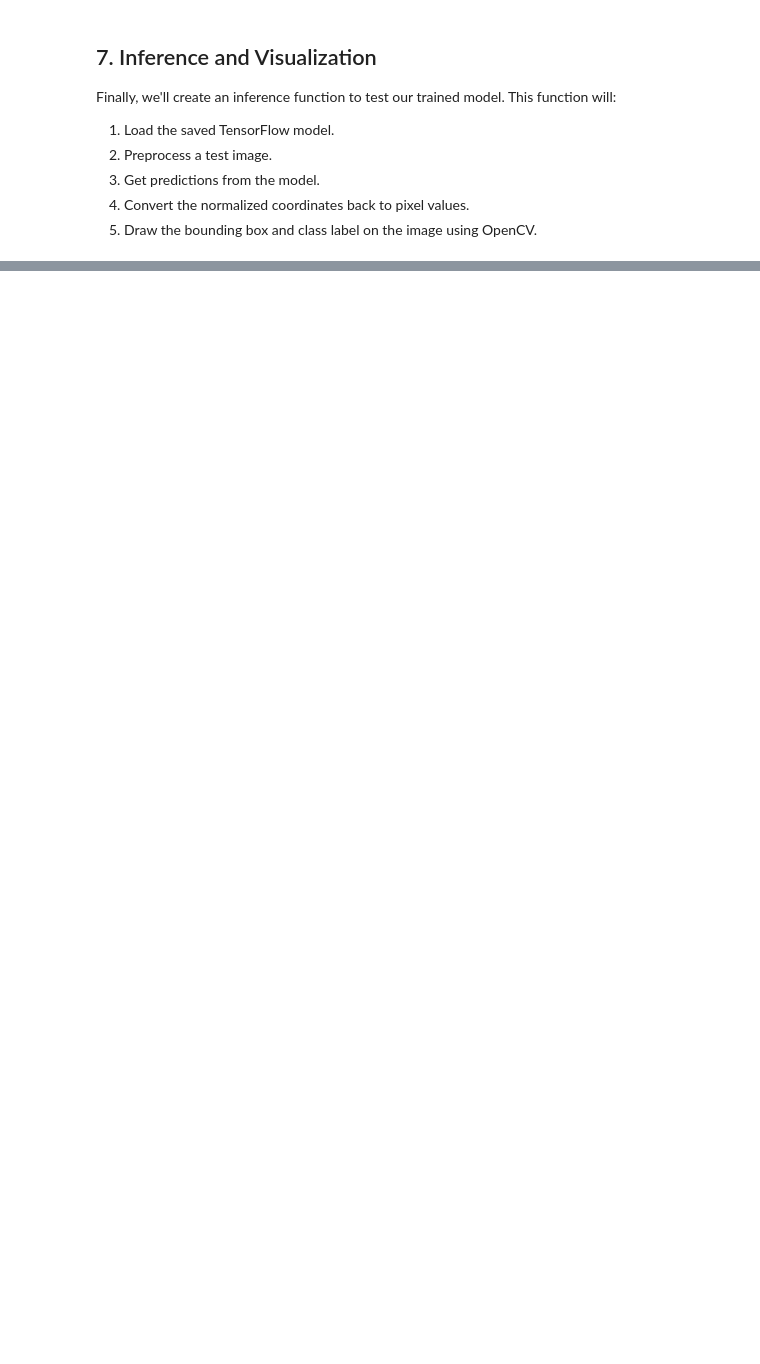
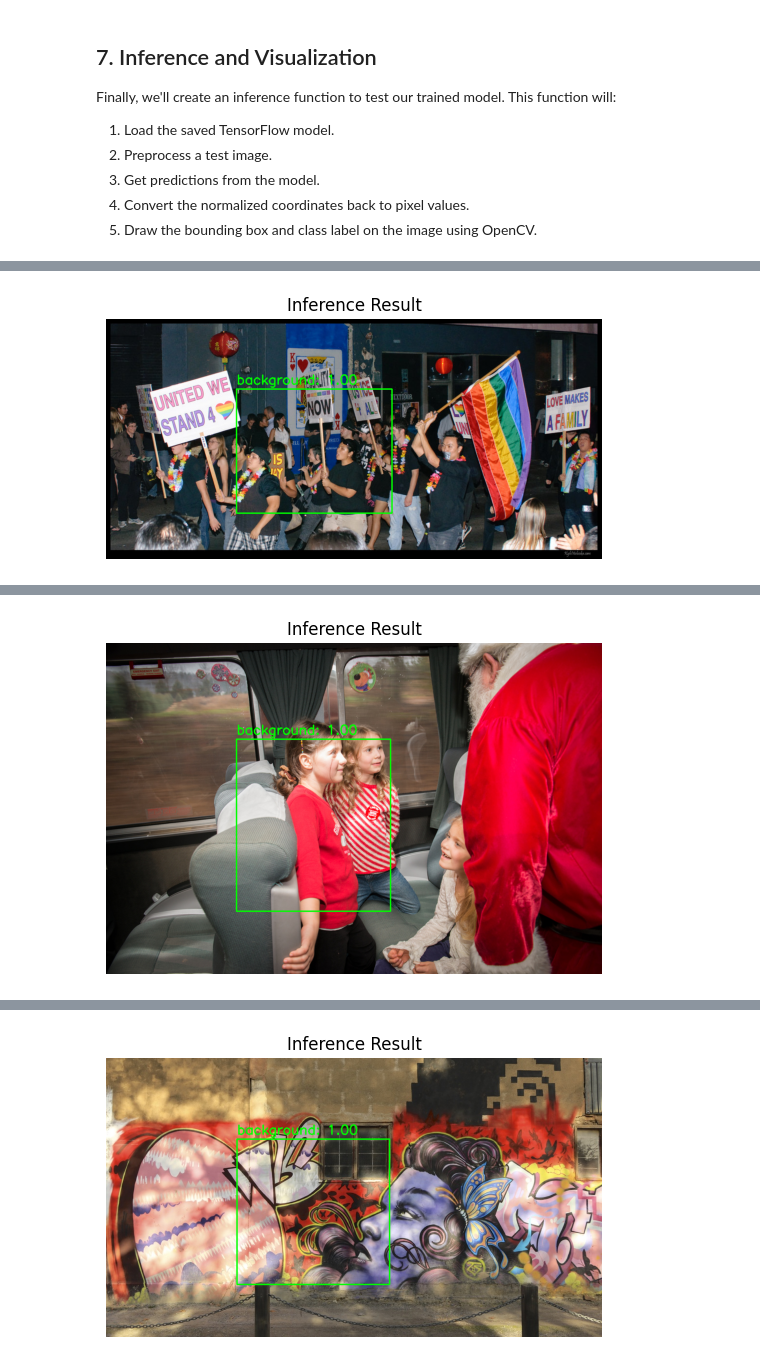
Before and after one commit to dheepakshakthi/CNN_Model, a Jupyter notebook: tf_CNN2.ipynb, the cells around one changed output, grey strips where cells are left out. Drawn from its saved outputs; the diff is of its cells as text; code cells hidden in the pictures; blank space fills up the shorter version.

Commit message:
detection

```diff
--- a/tf_CNN2.ipynb
+++ b/tf_CNN2.ipynb
@@ -24,11 +22,11 @@ TRAIN_LABEL_DIR = 'archive/labels/train/'
 VAL_IMAGE_DIR = 'archive/images/val/'
 VAL_LABEL_DIR = 'archive/labels/val/'
 
-# Model and image parameters
-IMG_SIZE = 512
-BATCH_SIZE = 6
-NUM_CLASSES = 10 # IMPORTANT: Change this to the number of classes in your dataset
-EPOCHS = 25
+# Model and image parameters - Optimized for limited GPU memory
+IMG_SIZE = 256  # Reduced from 512 to save memory
+BATCH_SIZE = 1  # Keep at 1 for now
+NUM_CLASSES = 2 # IMPORTANT: Change this to the number of classes in your dataset
+EPOCHS = 5
 # %% [markdown]
 ## 3. Data Loading and Preprocessing
 This function will parse the image and label directories to create a dataset. It reads the YOLO-style `.txt` files to get the bounding box coordinates and class labels. We then create a `tf.data.Dataset` for efficient training.
@@ -210,7 +312,7 @@ Finally, we'll create an inference function to test our trained model. This func
 # %%
 def run_inference(model_path, image_path, class_names):
     """Loads a model and an image, performs inference, and draws the bounding box."""
-    # Load the model
+    # Load the model (works with both .keras and SavedModel formats)
     loaded_model = tf.keras.models.load_model(model_path)
 
     # Load and preprocess the image
@@ -251,12 +353,14 @@ def run_inference(model_path, image_path, class_names):
     plt.show()
 
 # --- Example Usage ---
-# Create a dummy dictionary for class names. Replace with your actual class names.
-CLASS_NAMES = {0: 'cat', 1: 'dog', 2: 'car'} # etc.
+# Update class names for people detection
+CLASS_NAMES = {0: 'background', 1: 'person'} # Updated for people detection
 
 # Get a few test images from the validation set
 test_image_paths = val_images[:3]
 
 for img_path in test_image_paths:
     print(f"Running inference on: {img_path}")
-    run_inference(TF_MODEL_PATH, img_path, CLASS_NAMES)
+    # Use the Keras format model for inference
+    run_inference('object_detector_model.keras', img_path, CLASS_NAMES)
+# %% [output]
@@ -262,0 +370 @@ for img_path in test_image_paths:
+[figure, added]
@@ -262,0 +374 @@ for img_path in test_image_paths:
+[figure, added]
@@ -262,0 +378 @@ for img_path in test_image_paths:
+[figure, added]
```
Also changed, not shown: parts of 6 cells of this notebook, 1 other file.
